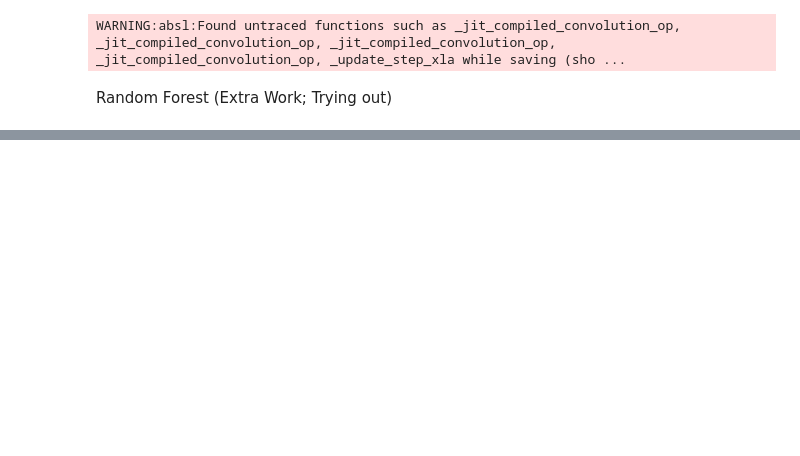
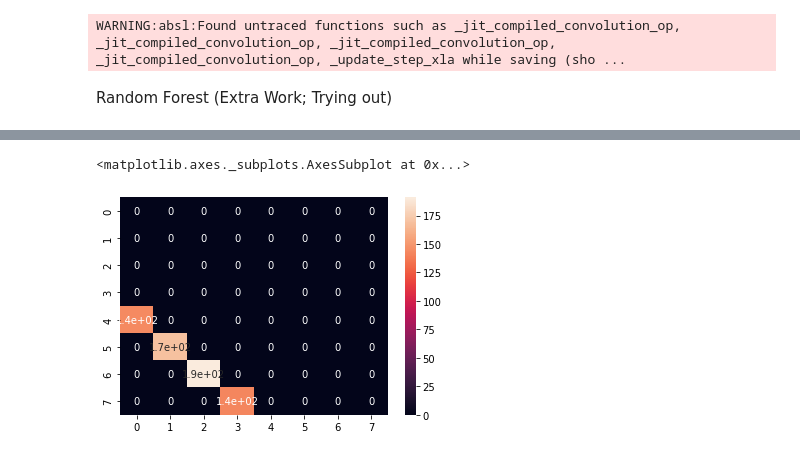
Before and after one commit to Vince501/final_banana, a Jupyter notebook: project_banana.ipynb, the cells around one changed output, grey strips where cells are left out. Cells and saved outputs as stored; diff of their text form; code cells hidden in the pictures; blank space fills up the shorter version.

```diff
--- a/project_banana.ipynb
+++ b/project_banana.ipynb
@@ -363,0 +343,3 @@ Random Forest (Extra Work; Trying out)
+# %%
+# Train the model on training data
+RF_model.fit(X_for_RF, y_train) #For sklearn no one hot encoding
@@ -363,0 +348,3 @@ Random Forest (Extra Work; Trying out)
+# %%
+#Send test data through same feature extractor process
+X_test_feature = feature_extractor.predict(x_validation)
@@ -363,0 +353,6 @@ Random Forest (Extra Work; Trying out)
+# %%
+#Now predict using the trained RF model.
+prediction_RF = RF_model.predict(X_test_feature)
+# %%
+#Inverse le transform to get original label back.
+prediction_RF = le.inverse_transform(prediction_RF)
@@ -363,0 +363,8 @@ Random Forest (Extra Work; Trying out)
+# %%
+#Confusion Matrix - verify accuracy of each class
+cm = confusion_matrix(validation_labels, prediction_RF)
+#print(cm)
+sns.heatmap(cm, annot=True)
+# %% [output]
+<matplotlib.axes._subplots.AxesSubplot at 0x...>
+[figure, added]
```
Also changed, not shown: parts of 31 cells of this notebook.
